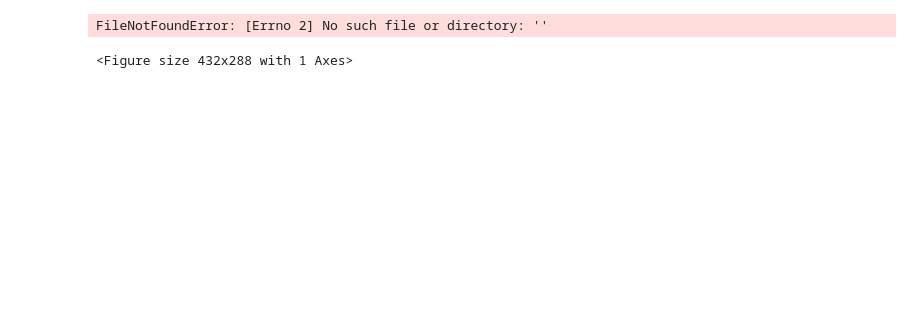
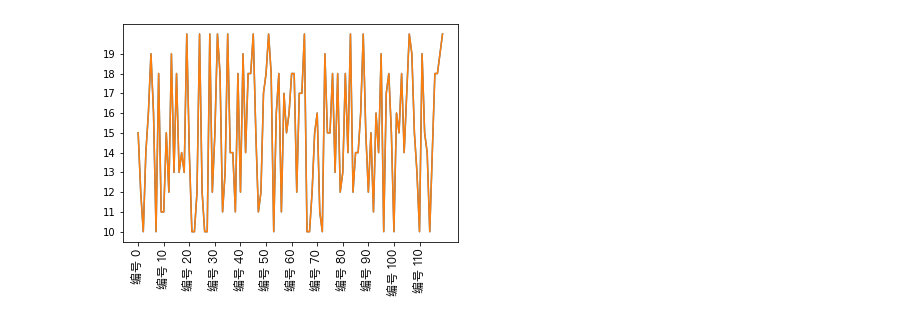
Before and after one commit to KakaWanYifan/financial-model-and-calculation, a Jupyter notebook: test.ipynb, the cells around one changed output. Saved outputs shown, nothing was run; the diff lists cells and outputs as text; code cells hidden in the pictures; blank space fills up the shorter version.

```diff
--- a/test.ipynb
+++ b/test.ipynb
@@ -1,18 +1,17 @@
 # %%
 from matplotlib import pyplot as plt
 import random
 from matplotlib import font_manager
 
-font = font_manager.FontProperties(fname="",size=12)
+font = font_manager.FontProperties(fname="/System/Library/Fonts/PingFang.ttc",size=12)
 
 x = range(0,120)
 y = [random.randint(10,20) for i in range(120)]
 plt.plot(x,y)
 x_ticks_label = ['编号 '+ format(i) for i in x]
 plt.xticks(x[::10],x_ticks_label[::10],rotation=90,fontproperties=font)
 plt.yticks(range(min(y),max(y)))
 plt.plot(x,y)
 plt.show()
 # %% [output]
-FileNotFoundError: [Errno 2] No such file or directory: ''
-<Figure size 432x288 with 1 Axes>
+[figure, added]
```
